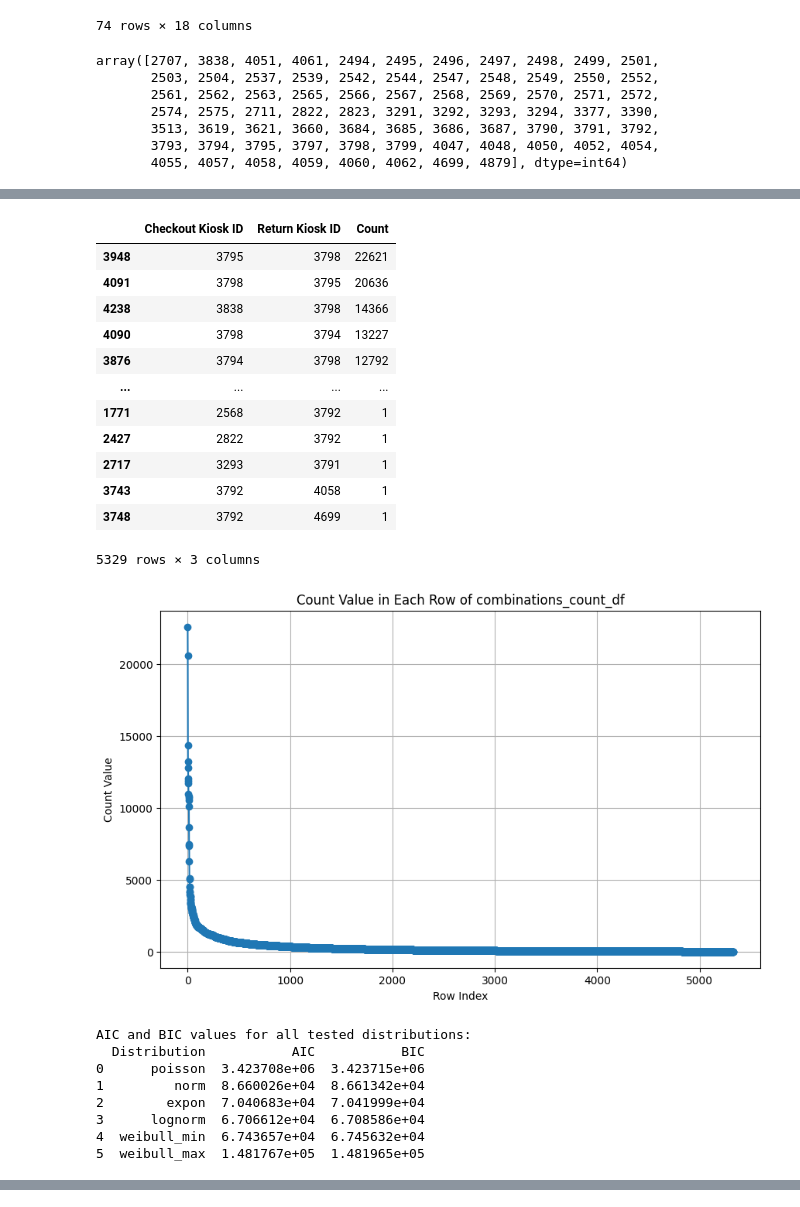
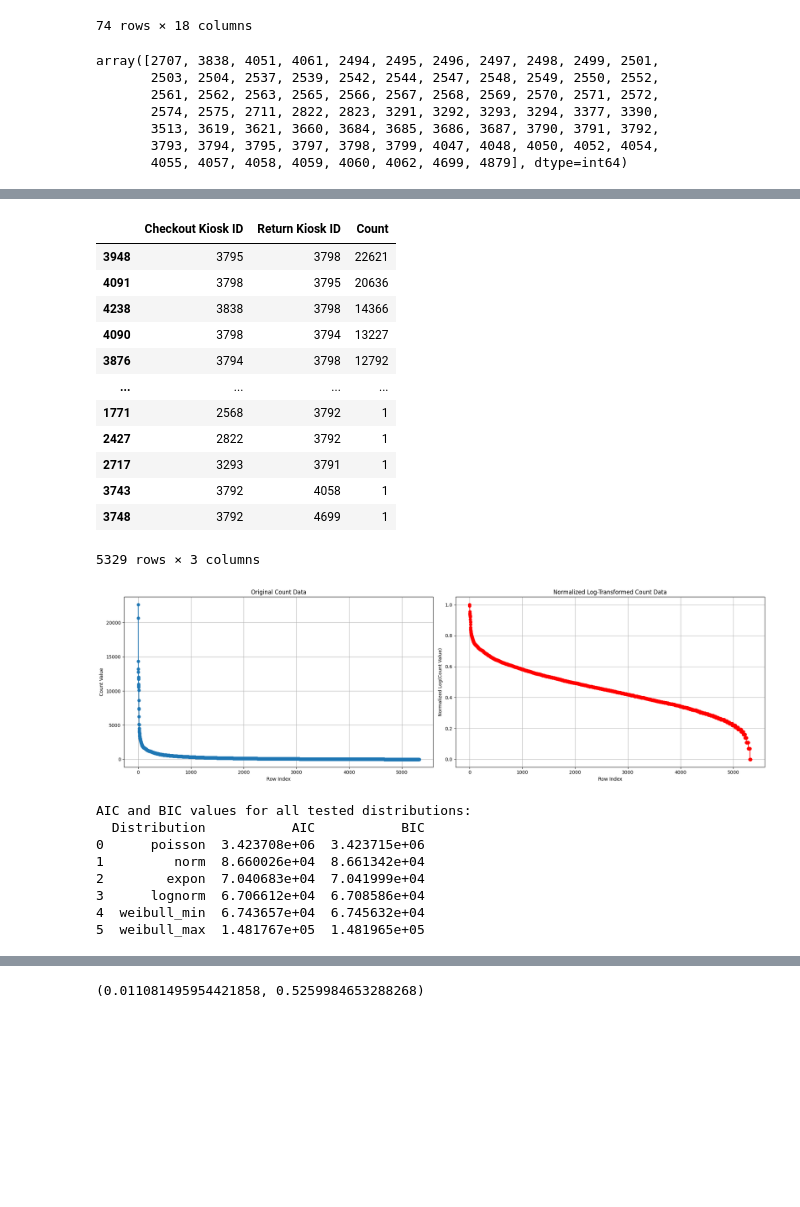
Before and after one commit to anonUnderground/openDataStories, a Jupyter notebook: src/data-processing/cleanse_data.ipynb, the cells around one changed output, grey strips where cells are left out. Saved outputs shown, nothing was run; the diff lists cells and outputs as text; code cells hidden in the pictures; blank space fills up the shorter version.

```diff
--- a/src/data-processing/cleanse_data.ipynb
+++ b/src/data-processing/cleanse_data.ipynb
@@ -414,13 +414,33 @@ combinations_count_df = combinations_count_df.sort_values(by='Count', ascending=
 
 display(combinations_count_df)
 
-# Plotting the value of 'Count' in each row of the simulated 'combinations_count_df'
-plt.figure(figsize=(10, 6))
-plt.plot(combinations_count_df['Count'].values, marker='o')
-plt.title('Count Value in Each Row of combinations_count_df')
+# Log-transformed counts
+log_transformed_counts = np.log(combinations_count_df['Count'].values)
+
+# Normalize the log-transformed counts to a 0-1 range
+min_log_count = np.min(log_transformed_counts)
+max_log_count = np.max(log_transformed_counts)
+normalized_log_transformed_counts = (log_transformed_counts - min_log_count) / (max_log_count - min_log_count)
+
+# Original Plot
+plt.figure(figsize=(20, 6))
+
+plt.subplot(1, 2, 1)
+plt.plot(range(len(combinations_count_df)), combinations_count_df['Count'].values, marker='o')
+plt.title('Original Count Data')
 plt.xlabel('Row Index')
 plt.ylabel('Count Value')
 plt.grid(True)
+
+# Normalized Log-transformed Plot
+plt.subplot(1, 2, 2)
+plt.plot(range(len(normalized_log_transformed_counts)), normalized_log_transformed_counts, marker='o', color='r')
+plt.title('Normalized Log-Transformed Count Data')
+plt.xlabel('Row Index')
+plt.ylabel('Normalized Log(Count Value)')
+plt.grid(True)
+
+plt.tight_layout()
 plt.show()
 
 #Testing distributions
@@ -497,34 +517,34 @@ array([2707, 3838, 4051, 4061, 2494, 2495, 2496, 2497, 2498, 2499, 2501,
        3793, 3794, 3795, 3797, 3798, 3799, 4047, 4048, 4050, 4052, 4054,
        4055, 4057, 4058, 4059, 4060, 4062, 4699, 4879], dtype=int64)
 74
 [3793 2494 2501 2503 2495 3292 2567 2707 2552 2496 2571 2549 3390 3377
  2504 2566 2562 2574 2569 3291 2572 3838 2499 2575 2711 2548 2570 2497
  2537 3513 2563 2542 2498 2547 2561 3294 3621 3619 2568 2544 2822 2565
  3293 2539 4061 3794 2823 3660 4057 3687 3798 3797 4051 4058 3790 3795
  4062 3686 4050 4879 3799 4048 3791 4059 4047 3685 3684 4699 4052 4060
  4054 4055 2550 3792]
 74
 [2552 2504 2494 2501 2498 2503 2567 2542 2566 3793 3660 2497 2495 2549
  2711 2499 2537 2562 2547 3377 2707 2575 2548 3838 3513 2571 2563 3390
  2574 3292 2570 3291 3621 2572 2569 2565 3294 3619 2539 2561 2496 2822
  2544 3684 4061 4062 4699 3293 2823 3794 4879 3687 3799 3791 3797 3798
  4058 3790 3795 3686 4057 4050 4059 4048 4060 4055 3685 4047 4054 2568
  4051 4052 2550 3792]
 74
 |  | Checkout Kiosk ID | Return Kiosk ID | Count |
 | 3948 | 3795 | 3798 | 22621 |
 | 4091 | 3798 | 3795 | 20636 |
 | 4238 | 3838 | 3798 | 14366 |
 | 4090 | 3798 | 3794 | 13227 |
 | 3876 | 3794 | 3798 | 12792 |
 | ... | ... | ... | ... |
 | 1771 | 2568 | 3792 | 1 |
 | 2427 | 2822 | 3792 | 1 |
 | 2717 | 3293 | 3791 | 1 |
 | 3743 | 3792 | 4058 | 1 |
 | 3748 | 3792 | 4699 | 1 |
 5329 rows × 3 columns
-[figure, old version]
+[figure, new version]
 AIC and BIC values for all tested distributions:
   Distribution           AIC           BIC
 0      poisson  3.423708e+06  3.423715e+06
@@ -537,3 +556,4 @@ AIC and BIC values for all tested distributions:
+(0.011081495954421858, 0.5259984653288268)
 # %%
 # Create a pivot table
 transition_matrix = pd.pivot_table(combinations_count_df, values='Count',
```
Also changed, not shown: parts of 2 cells of this notebook, 2 other files.
